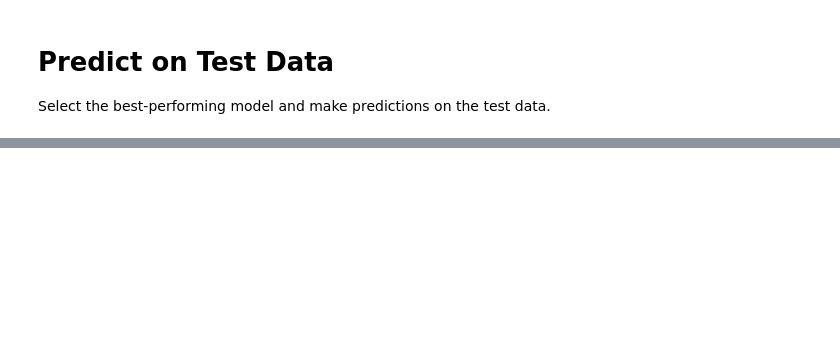
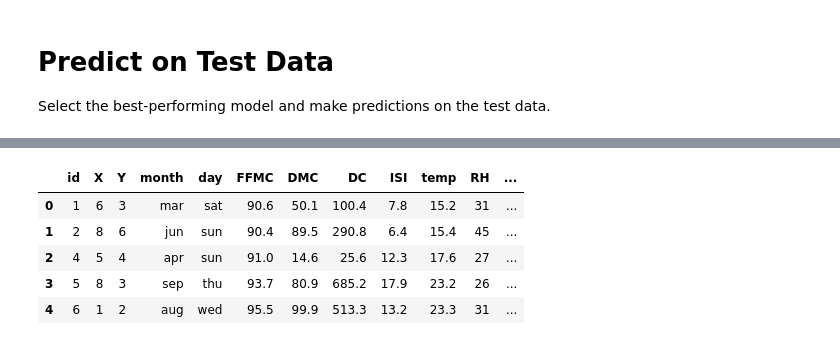
Before and after one commit to faliqadlan/python-david, a Jupyter notebook: Untitled-2.ipynb, the cells around one changed output, grey strips where cells are left out. Saved outputs shown, nothing was run; the diff lists cells and outputs as text; code cells hidden in the pictures; blank space fills up the shorter version.

```diff
--- a/Untitled-2.ipynb
+++ b/Untitled-2.ipynb
@@ -470 +467,20 @@ predictions_df
 259 rows × 5 columns
+# %%
+# Load the new dataset from the TSV file
+new_df = pd.read_csv("test.tsv", sep="\t")
+
+# Merge the test data with the prediction results and save separate CSV files for each model
+for name in predictions_df.columns:
+    merged_df = new_df.copy()
+    merged_df[f"Prediction_{name}"] = predictions_df[name]
+    merged_df.to_csv(f"test_with_predictions_{name}.csv", index=False)
+
+# Display the first few rows of one of the merged DataFrames as an example
+merged_df.head()
+# %% [output]
+|  | id | X | Y | month | day | FFMC | DMC | DC | ISI | temp | RH | ... |
+| 0 | 1 | 6 | 3 | mar | sat | 90.6 | 50.1 | 100.4 | 7.8 | 15.2 | 31 | ... |
+| 1 | 2 | 8 | 6 | jun | sun | 90.4 | 89.5 | 290.8 | 6.4 | 15.4 | 45 | ... |
+| 2 | 4 | 5 | 4 | apr | sun | 91.0 | 14.6 | 25.6 | 12.3 | 17.6 | 27 | ... |
+| 3 | 5 | 8 | 3 | sep | thu | 93.7 | 80.9 | 685.2 | 17.9 | 23.2 | 26 | ... |
+| 4 | 6 | 1 | 2 | aug | wed | 95.5 | 99.9 | 513.3 | 13.2 | 23.3 | 31 | ... |
```
Also changed, not shown: parts of 6 cells of this notebook, 5 other files.
